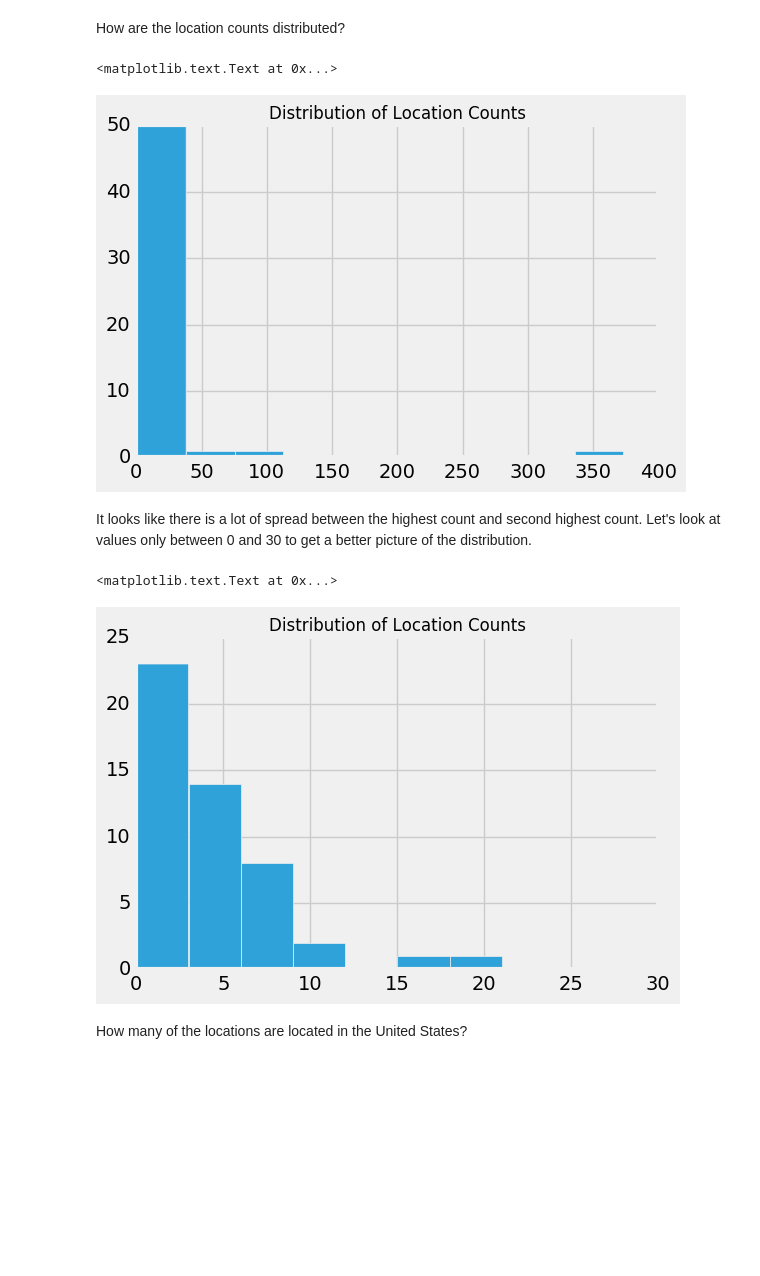
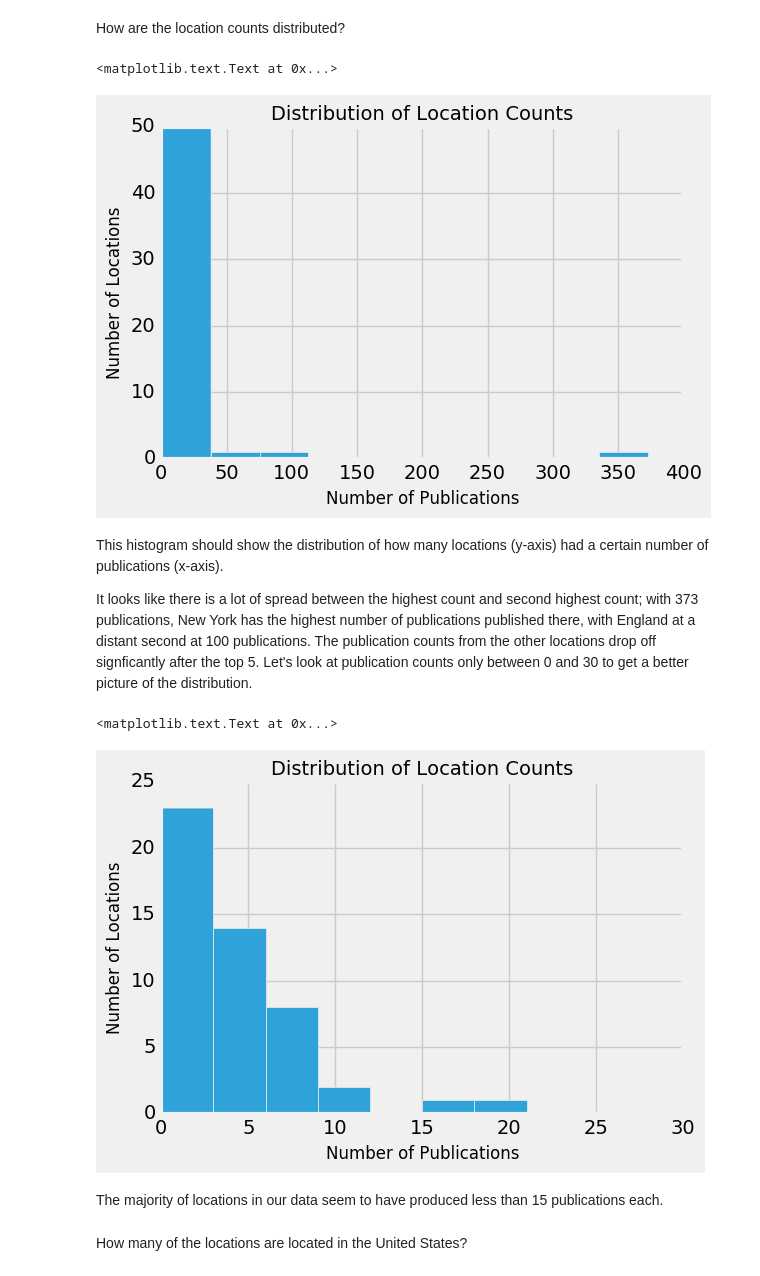
Before and after one commit to ds-modules/Library-HTRC, a Jupyter notebook: 03-mapping/Mapping the Books of the Dadaist Movement.ipynb, the cells around one changed output. Saved outputs shown, nothing was run; the diff lists cells and outputs as text; code cells hidden in the pictures; blank space fills up the shorter version.

```diff
--- a/03-mapping/Mapping the Books of the Dadaist Movement.ipynb
+++ b/03-mapping/Mapping the Books of the Dadaist Movement.ipynb
@@ -457,18 +297,26 @@ How are the location counts distributed?
 # %%
 location_counts = locations["Count"]
 plt.hist(location_counts)
-plt.title("Distribution of Location Counts", fontsize=12)
+plt.title("Distribution of Location Counts", fontsize=14)
+plt.xlabel("Number of Publications", fontsize=12)
+plt.ylabel("Number of Locations", fontsize=12)
 # %% [output]
 <matplotlib.text.Text at 0x...>
-[figure, old version]
+[figure, new version]
 # %% [markdown]
-It looks like there is a lot of spread between the highest count and second highest count. Let's look at values only between 0 and 30 to get a better picture of the distribution.
+This histogram should show the distribution of how many locations (y-axis) had a certain number of publications (x-axis).
+
+It looks like there is a lot of spread between the highest count and second highest count; with 373 publications, New York has the highest number of publications published there, with England at a distant second at 100 publications. The publication counts from the other locations drop off signficantly after the top 5. Let's look at publication counts only between 0 and 30 to get a better picture of the distribution.
 # %%
 plt.hist(location_counts, range=(0, 30))
-plt.title("Distribution of Location Counts", fontsize=12)
+plt.title("Distribution of Location Counts", fontsize=14)
+plt.xlabel("Number of Publications", fontsize=12)
+plt.ylabel("Number of Locations", fontsize=12)
 # %% [output]
 <matplotlib.text.Text at 0x...>
-[figure, old version]
+[figure, new version]
+# %% [markdown]
+The majority of locations in our data seem to have produced less than 15 publications each.
 # %% [markdown]
 How many of the locations are located in the United States?
 # %%
```
Also changed, not shown: parts of 23 cells of this notebook, 13 other files.
